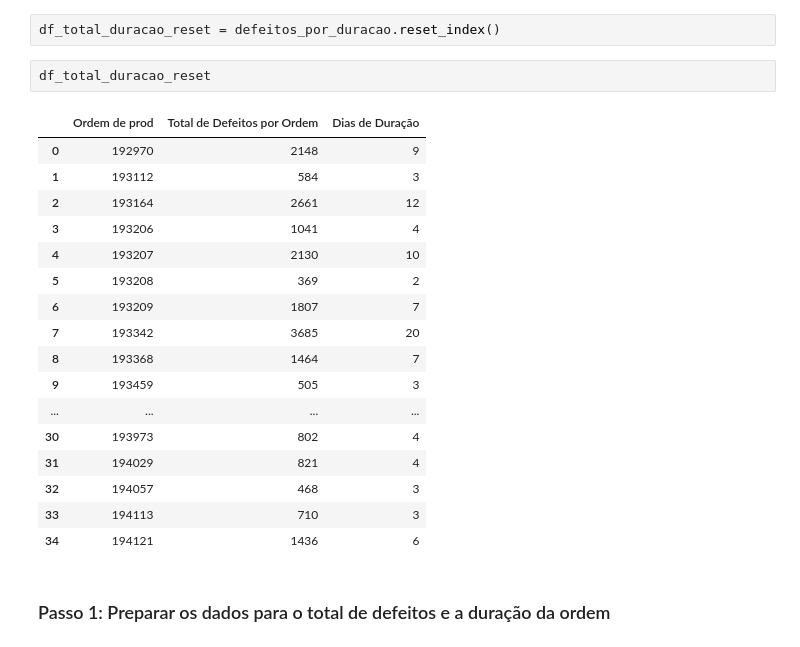
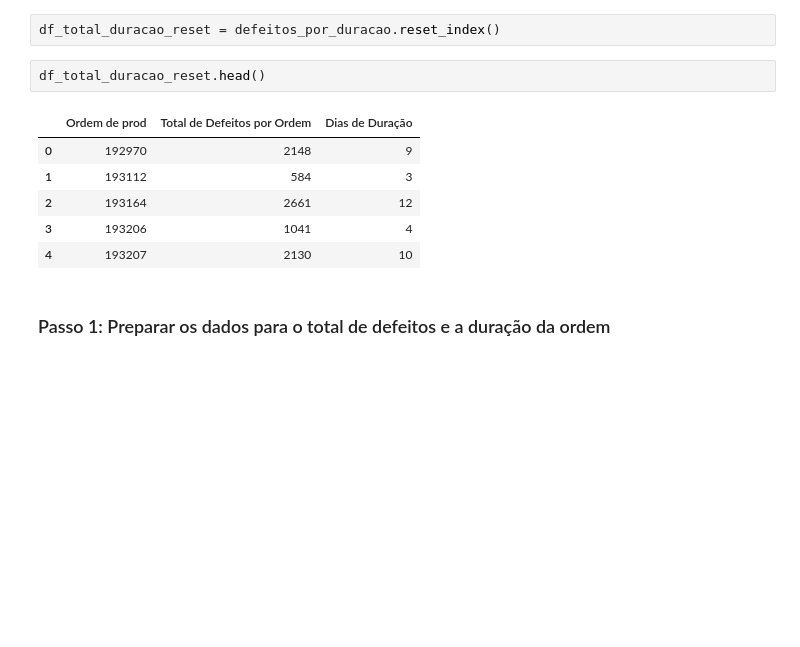
Before and after one commit to lucasz-g/Analise-Gotas, a Jupyter notebook: analises/modelo_ml.ipynb, the cells around one changed output. Drawn from its saved outputs; the diff is of its cells as text; blank space fills up the shorter version.

```diff
--- a/analises/modelo_ml.ipynb
+++ b/analises/modelo_ml.ipynb
@@ -475,25 +529,14 @@ fig.show()
 # %%
 df_total_duracao_reset = defeitos_por_duracao.reset_index()
 # %%
-df_total_duracao_reset
+df_total_duracao_reset.head()
 # %% [output]
 |  | Ordem de prod | Total de Defeitos por Ordem | Dias de Duração |
 | 0 | 192970 | 2148 | 9 |
 | 1 | 193112 | 584 | 3 |
 | 2 | 193164 | 2661 | 12 |
 | 3 | 193206 | 1041 | 4 |
 | 4 | 193207 | 2130 | 10 |
-| 5 | 193208 | 369 | 2 |
-| 6 | 193209 | 1807 | 7 |
-| 7 | 193342 | 3685 | 20 |
-| 8 | 193368 | 1464 | 7 |
-| 9 | 193459 | 505 | 3 |
-| ... | ... | ... | ... |
-| 30 | 193973 | 802 | 4 |
-| 31 | 194029 | 821 | 4 |
-| 32 | 194057 | 468 | 3 |
-| 33 | 194113 | 710 | 3 |
-| 34 | 194121 | 1436 | 6 |
 # %% [markdown]
 ### Passo 1: Preparar os dados para o total de defeitos e a duração da ordem
 # %%
```
Also changed, not shown: parts of 14 cells of this notebook, 5 other files.
